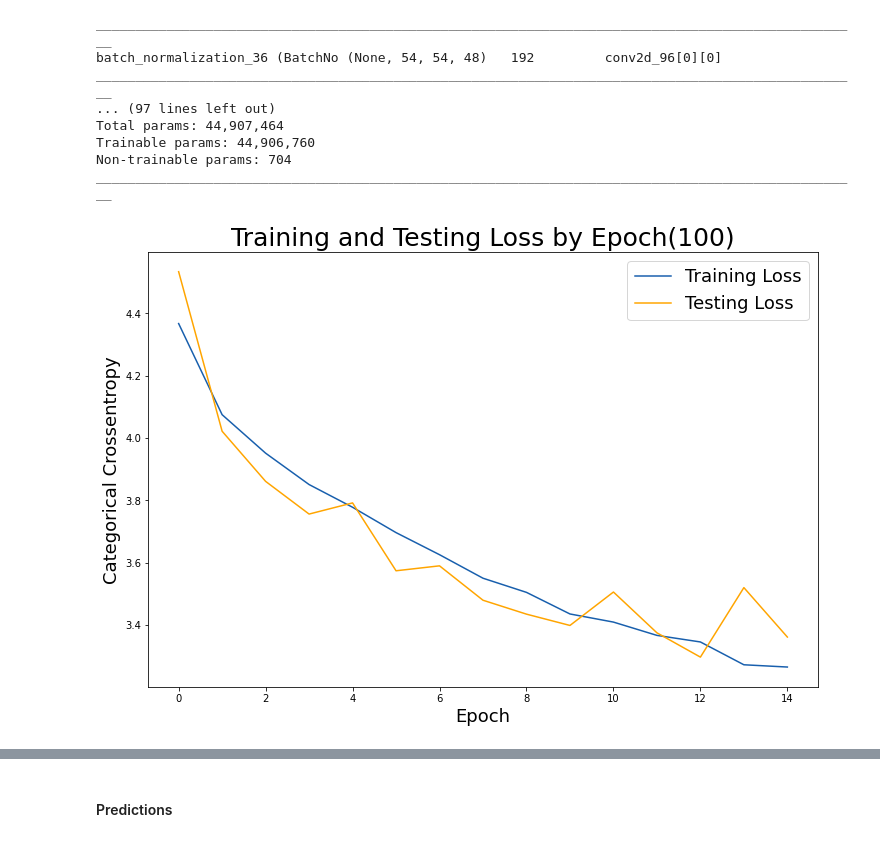
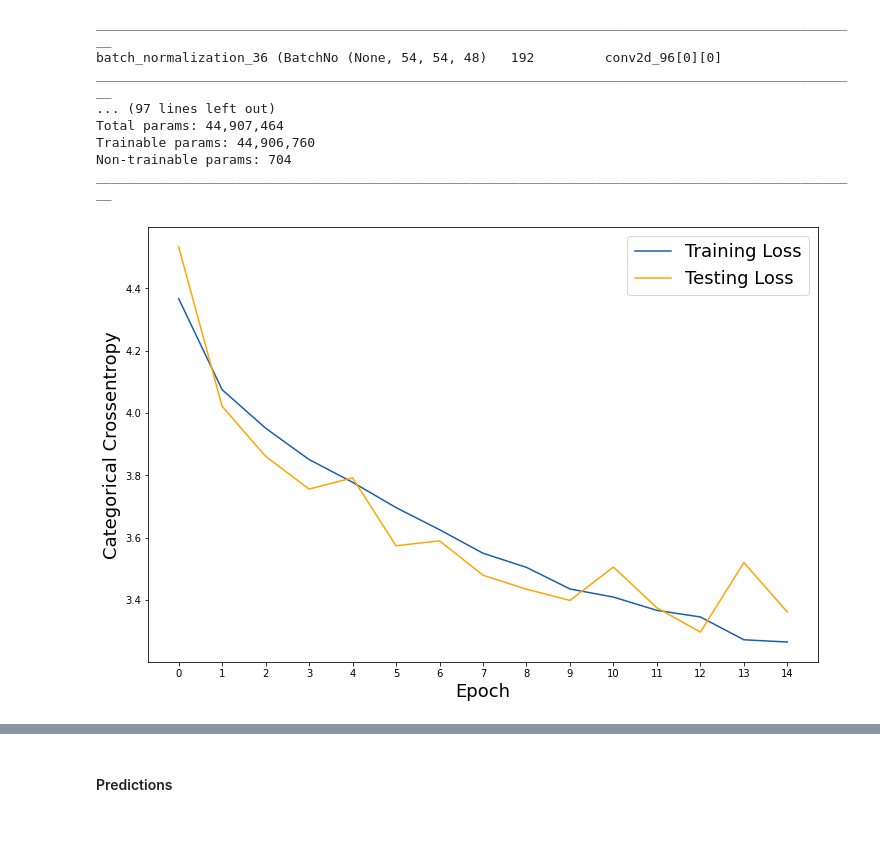
Before and after one commit to jasonqhuang/Car_Color_CNN, a Jupyter notebook: color classifier.ipynb, the cells around one changed output, grey strips where cells are left out. Cells and saved outputs as stored; diff of their text form; code cells hidden in the pictures.

```diff
--- a/color classifier.ipynb
+++ b/color classifier.ipynb
@@ -491,21 +493,21 @@ ________________________________________________________________________________
 # %%
 # Check out our train loss and test loss over epochs.
 train_loss = history.history['loss']
 test_loss = history.history['val_loss']
 
 # Set figure size.
 plt.figure(figsize=(12, 8))
 
 # Generate line plot of training, testing loss over epochs.
 plt.plot(train_loss, label='Training Loss', color='#185fad')
 plt.plot(test_loss, label='Testing Loss', color='orange')
 
 # Set title
-plt.title('Training and Testing Loss by Epoch(100)', fontsize = 25)
+plt.title('Training and Testing Loss by Epoch(15)', fontsize = 25)
 plt.xlabel('Epoch', fontsize = 18)
 plt.ylabel('Categorical Crossentropy', fontsize = 18)
-# plt.xticks(len(100), lables=10)
+plt.xticks(range(15))
 
 plt.legend(fontsize = 18);
 # %% [output]
-[figure, old version]
+[figure, new version]
```
Also changed, not shown: parts of 11 cells of this notebook, 1 other file.
